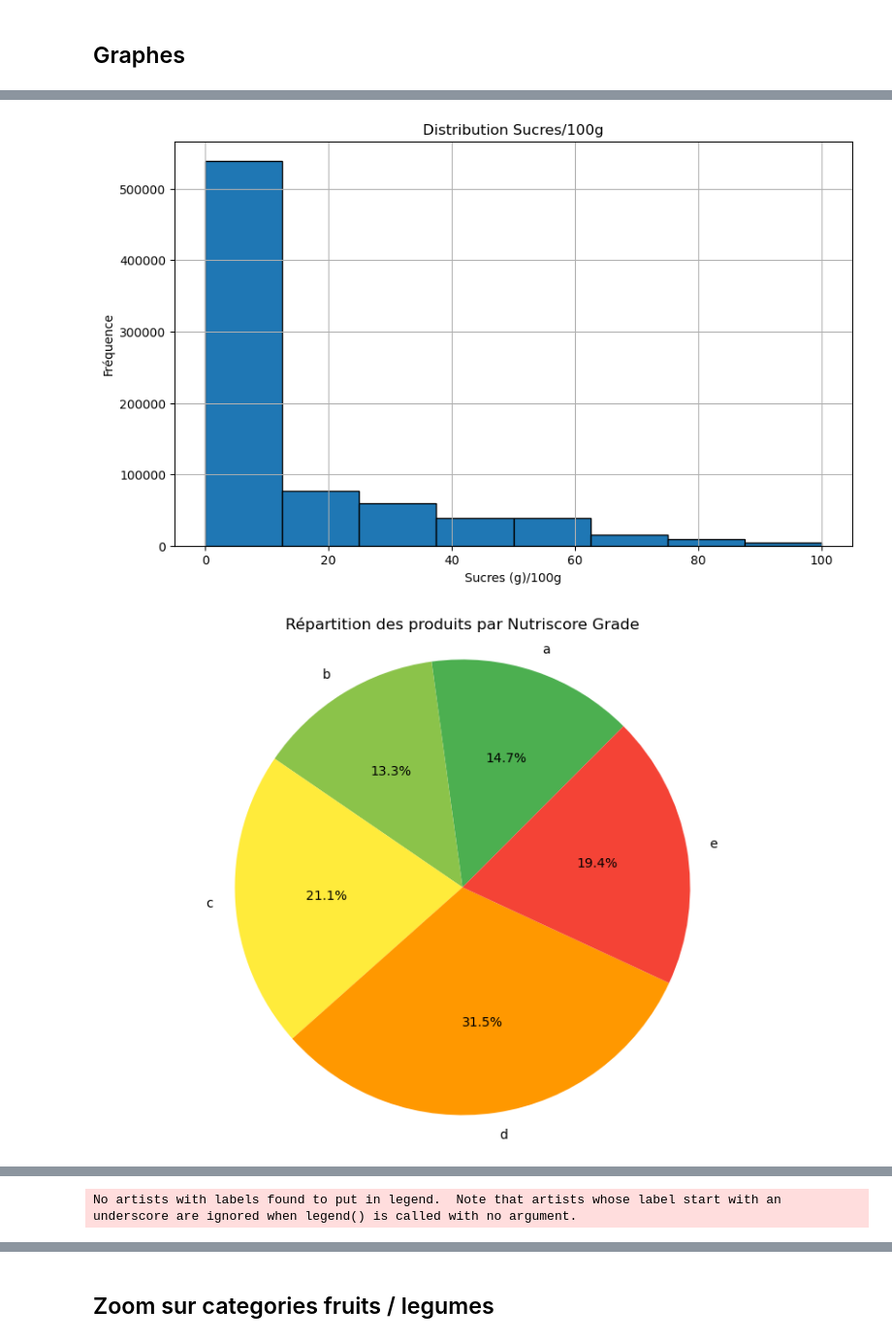
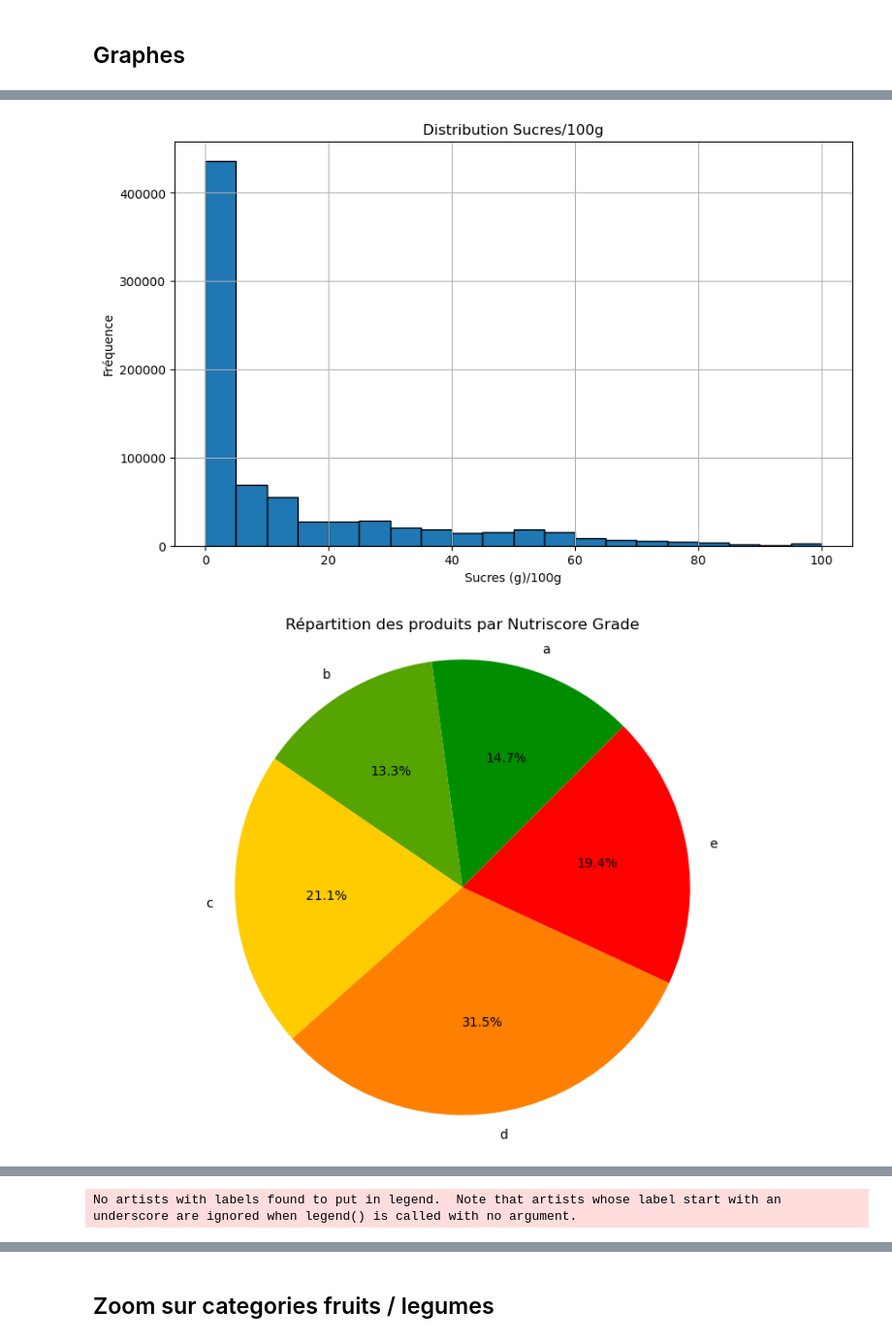
Before and after one commit to Ranack/Datafood, a Jupyter notebook: Foodfact.ipynb, the cells around one changed output, grey strips where cells are left out. Shown at 97% size. Cells and saved outputs as stored; diff of their text form; code cells hidden in the pictures.

```diff
--- a/Foodfact.ipynb
+++ b/Foodfact.ipynb
@@ -227,6 +230,12 @@ def clean_and_impute_data(df):
     print("Étape de Iterative Imputer terminée")
 
     # Remplacer les valeurs "unknown" par NaN dans pnns_groups_1 et pnns_groups_2
+    valeurs_unknown_remplacees = 0
+    valeurs_pnns_groups_2_imputees = 0
+
+    # Remplacer les valeurs "unknown" par NaN dans pnns_groups_1 et pnns_groups_2
+    valeurs_unknown_remplacees += (df['pnns_groups_1'] == "unknown").sum()
+    valeurs_unknown_remplacees += (df['pnns_groups_2'] == "unknown").sum()
     df['pnns_groups_1'].replace("unknown", np.nan, inplace=True)
     df['pnns_groups_2'].replace("unknown", np.nan, inplace=True)
 
@@ -234,6 +243,11 @@ def clean_and_impute_data(df):
     df['pnns_groups_2'] = df.groupby('product_name')['pnns_groups_2'].transform(
         lambda x: x.fillna(x.mode()[0] if not x.mode().empty else np.nan)
     )
+    valeurs_pnns_groups_2_imputees = df['pnns_groups_2'].isna().sum()
+
+    # Afficher les compteurs
+    print(f"Valeurs 'unknown' remplacées par NaN : {valeurs_unknown_remplacees}")
+    print(f"Valeurs imputées dans 'pnns_groups_2' : {valeurs_pnns_groups_2_imputees}")
 
     return df
 
@@ -312,7 +328,7 @@ def generate_plots(df, variables, palette_colors):
 
     # Histogramme pour 'sugars_100g'
     plt.figure(figsize=(10, 6))
-    plt.hist(df['sugars_100g'].dropna(), edgecolor='black', bins=8)
+    plt.hist(df['sugars_100g'].dropna(), edgecolor='black', bins=20)
     plt.xlabel('Sucres (g)/100g')
     plt.ylabel('Fréquence')
     plt.title('Distribution Sucres/100g')
@@ -320,10 +336,18 @@ def generate_plots(df, variables, palette_colors):
     plt.show()
 
     # --- 2. Camembert ---
-    score_counts = df_filtre['nutriscore_grade'].value_counts()
-    score_counts_ordonnes = score_counts[grades_ordonnes]
+    df_filtre_sans_nan = df_filtre.dropna(subset=['nutriscore_grade'])
+    score_counts = df_filtre_sans_nan['nutriscore_grade'].value_counts()
+    grades_ordonnes = ['a', 'b', 'c', 'd', 'e']
+    score_counts_ordonnes = score_counts.reindex(grades_ordonnes).fillna(0)
+    palette = {
+        'a': '#008E00',  # Vert foncé
+        'b': '#55A400',  # Vert clair
+        'c': '#FFCC00',  # Jaune
+        'd': '#FF8000',  # Orange
+        'e': '#FF0000'   # Rouge
+    }
     colors = [palette.get(grade, '#C0C0C0') for grade in grades_ordonnes]
-
     plt.figure(figsize=(10, 7))
     plt.pie(score_counts_ordonnes, labels=grades_ordonnes, autopct='%1.1f%%', startangle=45, colors=colors)
     plt.title('Répartition des produits par Nutriscore Grade')
@@ -353,33 +377,33 @@ def generate_plots(df, variables, palette_colors):
     plt.show()
 
     # --- 5. Courbes de Densité (KDE) ---
     plt.figure(figsize=(10, 50))
     for i, var in enumerate(variables, start=1):
         plt.subplot(len(variables), 1, i)
         sns.kdeplot(data=df_filtre, x=var, hue='nutriscore_grade', fill=True, common_norm=False, hue_order=grades_ordonnes, palette=palette)
         plt.title(f'Distribution de {var} par Nutriscore Grade')
         plt.xlabel(var)
         plt.ylabel('Densité')
         plt.xlim(left=0)  # Forcer le début de l'axe x à 0
     plt.subplots_adjust(right=0.8, hspace=0.5)  # Ajustement horizontal et espace vertical
     plt.legend(bbox_to_anchor=(1.04, 1), loc='upper left')
     plt.tight_layout()
     plt.show()
 
     # --- 6. Boxplots ---
     plt.figure(figsize=(8, 100))
     for i, var in enumerate(variables, start=1):
         plt.subplot(len(variables), 1, i)
         sns.boxplot(x='nutriscore_grade', y=var, data=df_filtre, palette=palette, order=grades_ordonnes, showfliers=False)
         plt.title(f'Boxplot de {var} en fonction du Nutriscore')
         plt.xlabel('Nutriscore Grade')
         plt.ylabel(var)
     plt.tight_layout()
     plt.show()
 
 generate_plots(df, variables, palette_colors)
 # %% [output]
 [figure]
-[figure, old version]
+[figure, new version]
-[figure, old version]
+[figure, new version]
 [figure]
```
Also changed, not shown: parts of 8 cells of this notebook.
